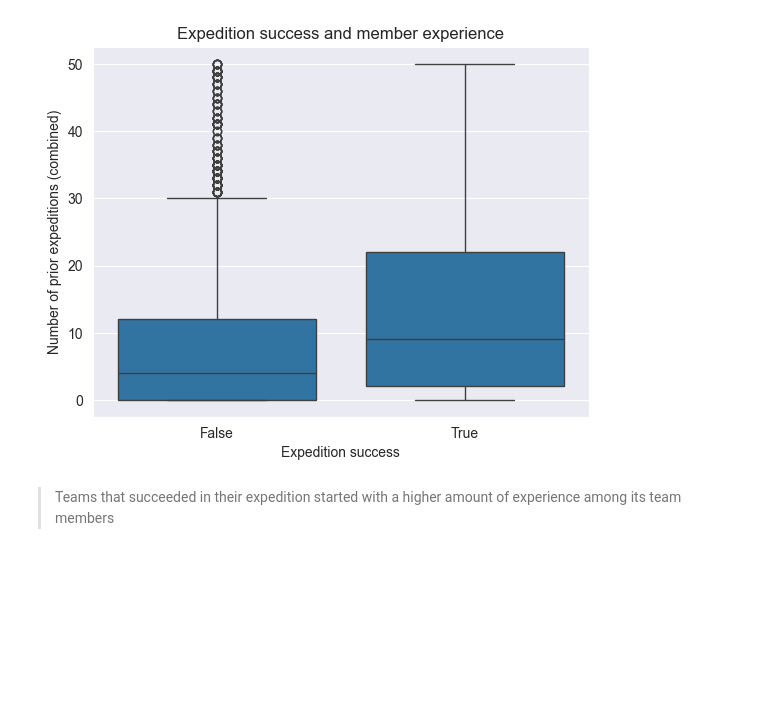
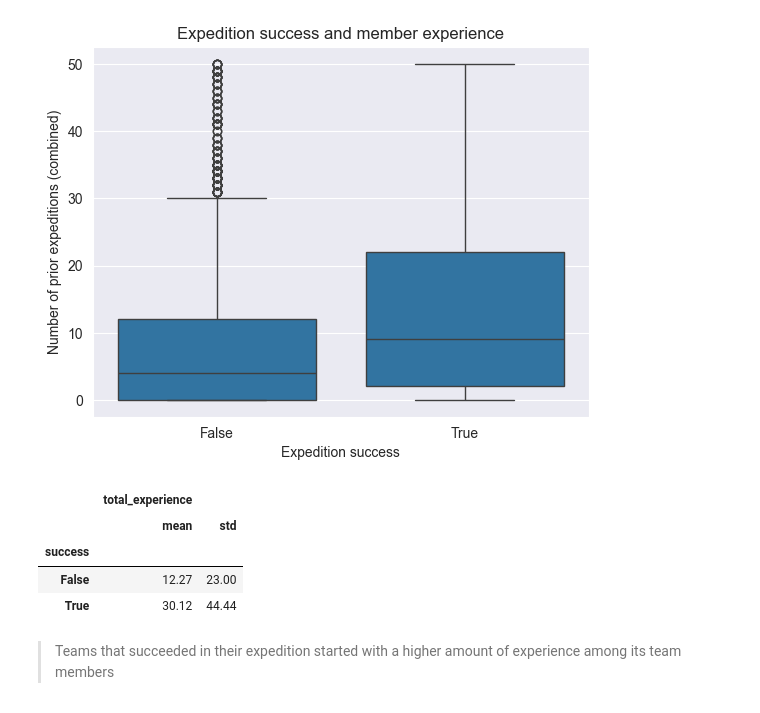
Before and after one commit to bastien-winant/ml-zoomcamp, a Jupyter notebook: midterm/notebook.ipynb, the cells around one changed output. Saved outputs shown, nothing was run; the diff lists cells and outputs as text; code cells hidden in the pictures; blank space fills up the shorter version.

```diff
--- a/midterm/notebook.ipynb
+++ b/midterm/notebook.ipynb
@@ -375,5 +379,13 @@ plt.ylabel('Number of prior expeditions (combined)')
 plt.show()
 # %% [output]
 [figure]
-# %% [markdown]
-> Teams that succeeded in their expedition started with a higher amount of experience among its team members
+# %%
+df.groupby('success').agg({'total_experience': ['mean', 'std']}).round(2)
+# %% [output]
+|  | total_experience |  |
+|  | mean | std |
+| success |  |  |
+| False | 12.27 | 23.00 |
+| True | 30.12 | 44.44 |
+# %% [markdown]
+> Teams that succeeded in their expedition started with a higher amount of experience among its team members
```
Also changed, not shown: parts of 11 cells of this notebook.
